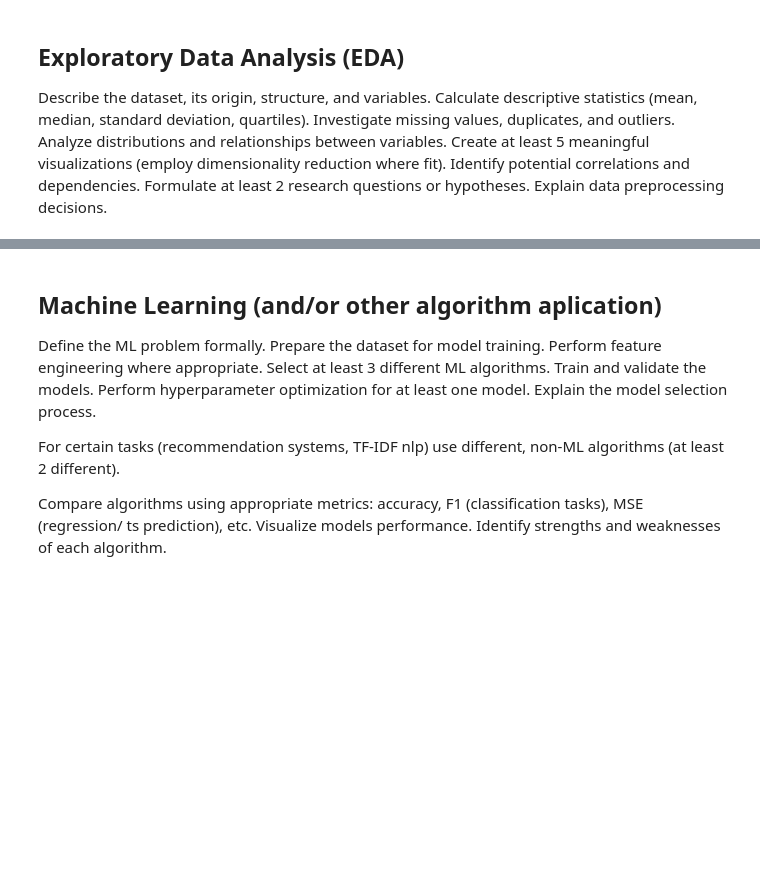
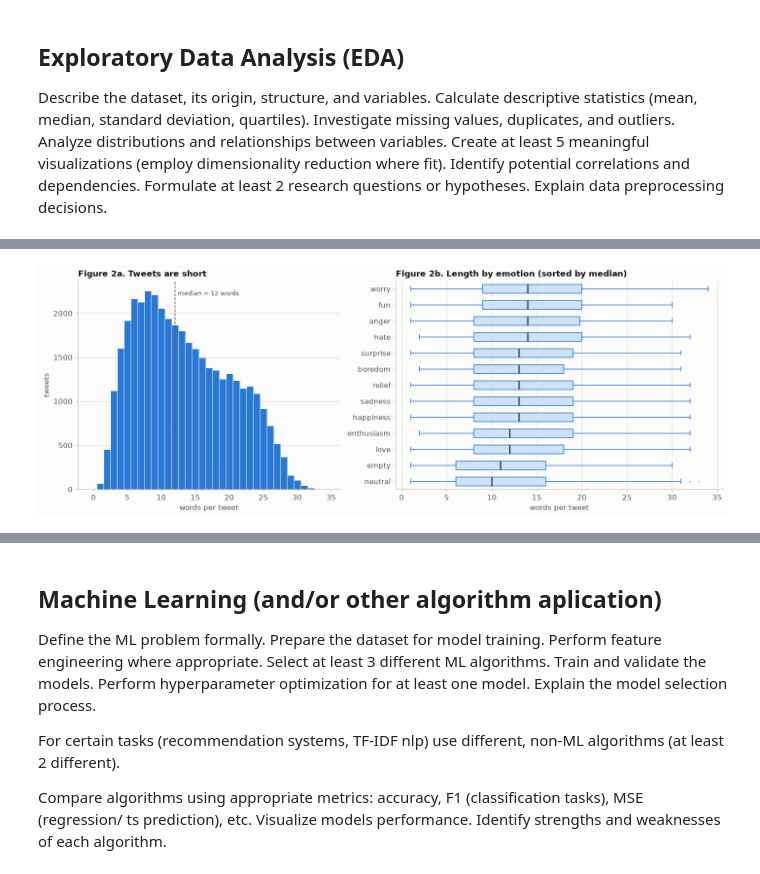
Before and after one commit to ArgasDTiger/ida-labs, a Jupyter notebook: assignement-4.ipynb, the cells around one changed output, grey strips where cells are left out. Drawn from its saved outputs; the diff is of its cells as text; code cells hidden in the pictures; blank space fills up the shorter version.

```diff
--- a/assignement-4.ipynb
+++ b/assignement-4.ipynb
@@ -94,0 +117,7 @@ Describe the dataset, its origin, structure, and variables. Calculate descriptiv
+# %%
+print("missing values per column:\n" + df.isna().sum().to_string())
+df = df.dropna(subset=["text", "emotion"]).copy()
+print("\nempty / whitespace-only texts:", int((df.text.str.strip() == "").sum()))
+print("fully duplicated rows (all columns):", int(df.duplicated().sum()))
+print("duplicated tweet_id:", int(df.tweet_id.duplicated().sum()))
+print("duplicated raw texts:", int(df.text.duplicated().sum()))
@@ -94,0 +287,28 @@ Describe the dataset, its origin, structure, and variables. Calculate descriptiv
+# %%
+fig, (ax1, ax2) = plt.subplots(1, 2, figsize=(13, 4.8), gridspec_kw={"width_ratios": [1, 1.25]})
+ax1.hist(meta_c["n_words"], bins=np.arange(0, meta_c["n_words"].max() + 2) - 0.5, color=BLUE, edgecolor=SURFACE, linewidth=0.6)
+ax1.axvline(meta_c["n_words"].median(), color=INK2, linestyle="--", linewidth=1)
+ax1.text(meta_c["n_words"].median() + 0.4, ax1.get_ylim()[1] * 0.93, f"median = {meta_c['n_words'].median():.0f} words", color=INK2, fontsize=8.5)
+ax1.set_xlabel("words per tweet"); ax1.set_ylabel("tweets")
+ax1.set_title("Figure 2a. Tweets are short")
+grid(ax1, "y")
+
+med = meta_c.groupby(df_clean["emotion"].values)["n_words"].median().sort_values()
+data = [meta_c.loc[(df_clean["emotion"] == e).values, "n_words"].values for e in med.index]
+box_style = dict(patch_artist=True, widths=0.55, showfliers=True,
+                 flierprops=dict(marker="o", markersize=2, markerfacecolor=GRAY, markeredgecolor="none", alpha=0.5),
+                 medianprops=dict(color=INK, linewidth=1.4), whiskerprops=dict(color=BLUE), capprops=dict(color=BLUE),
+                 boxprops=dict(color=BLUE))
+try:
+    bp = ax2.boxplot(data, orientation="horizontal", **box_style)
+except TypeError:                     # older matplotlib
+    bp = ax2.boxplot(data, vert=False, **box_style)
+ax2.set_yticks(range(1, len(med) + 1)); ax2.set_yticklabels(med.index)
+for b in bp["boxes"]:
+    b.set_facecolor("#cde2fb")
+ax2.set_xlabel("words per tweet")
+ax2.set_title("Figure 2b. Length by emotion (sorted by median)")
+grid(ax2, "x")
+plt.tight_layout(); plt.show()
+# %% [output]
+[figure, added]
```
Also changed, not shown: parts of 54 cells of this notebook, 1 other file.
